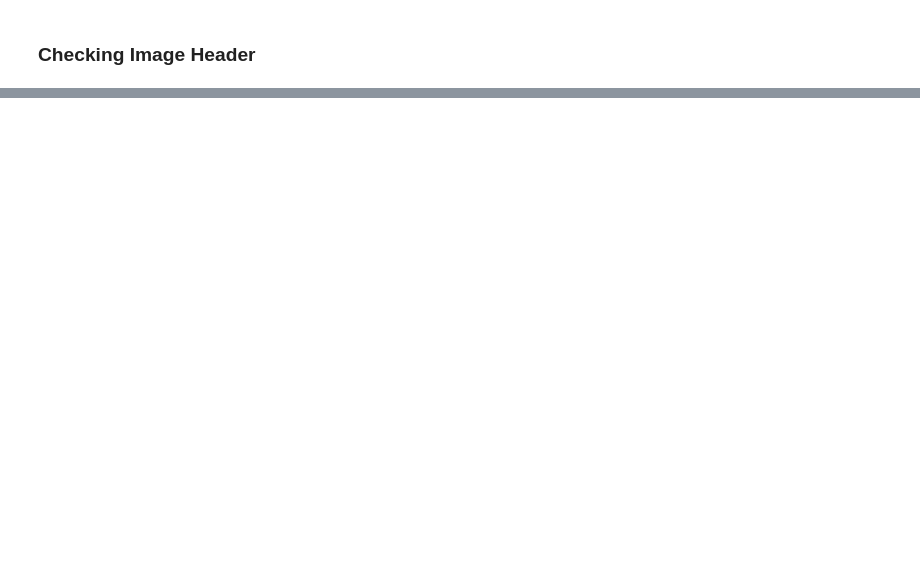
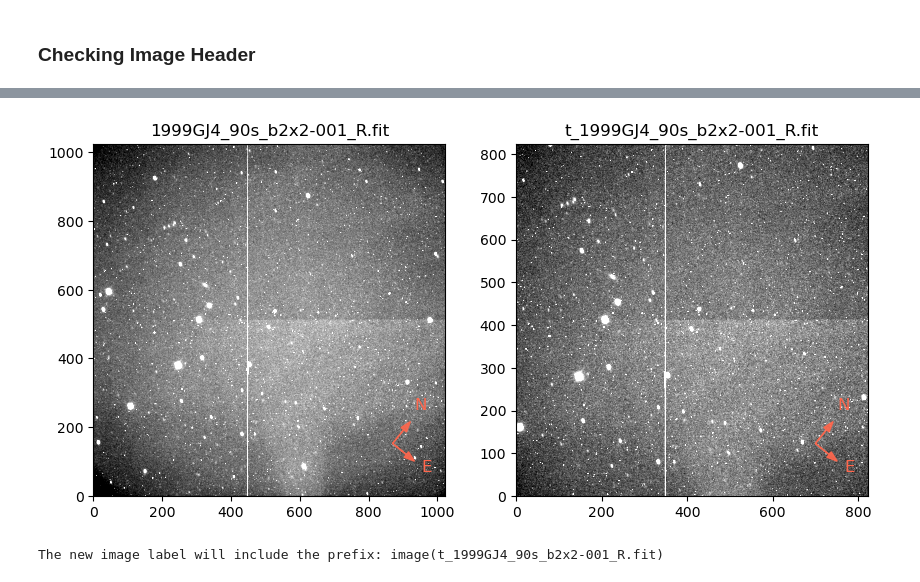
Before and after one commit to mdepra/pedra, a Jupyter notebook: notebooks/Load Image.ipynb, the cells around one changed output, grey strips where cells are left out. Saved outputs shown, nothing was run; the diff lists cells and outputs as text; code cells hidden in the pictures; blank space fills up the shorter version.

```diff
--- a/notebooks/Load Image.ipynb
+++ b/notebooks/Load Image.ipynb
@@ -119,0 +125,14 @@ NAXIS : 1030  1087
+# %%
+# Example of removing a number of pixels from the edges
+trim_img = img.trim_border(border=100, prefix='t_')
+
+# Showing the image
+fig, ax = plt.subplots(1,2, figsize=(10,7))
+img.view(ax=ax[0], cardinal='NE')
+trim_img.view(ax=ax[1], cardinal='NE', show=True)
+
+# Showing new image label
+print(f"The new image label will include the prefix: {trim_img}")
+# %% [output]
+[figure, added]
+The new image label will include the prefix: image(t_1999GJ4_90s_b2x2-001_R.fit)
```
Also changed, not shown: parts of 24 cells of this notebook, 16 other files.
